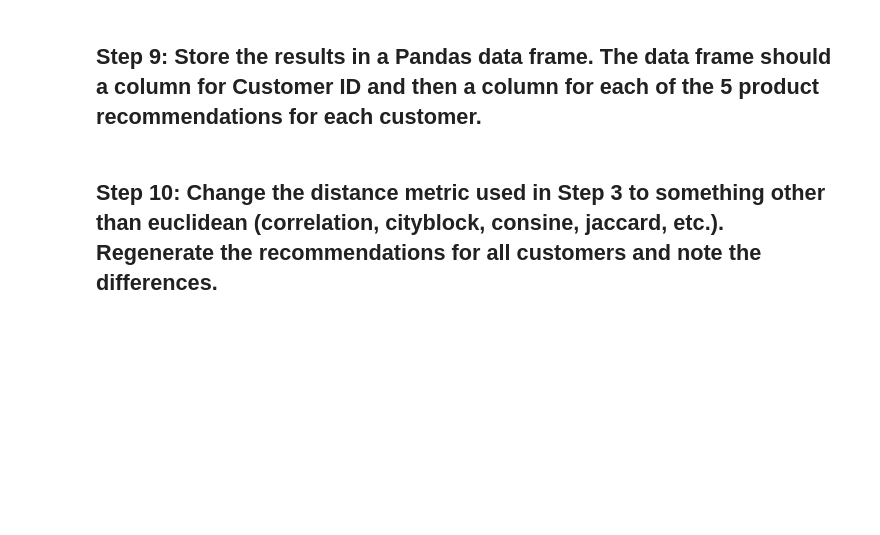
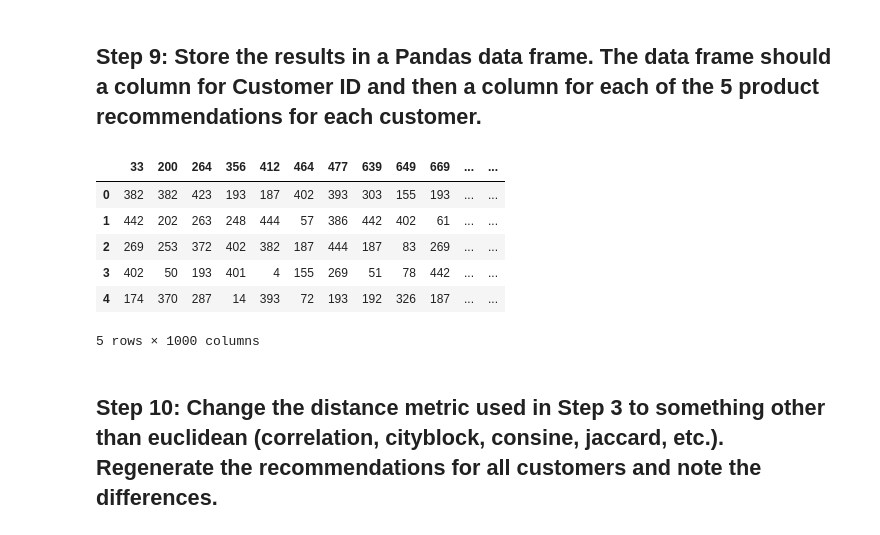
Before and after one commit to yuvtorres/datamad0320, a Jupyter notebook: module-2/lab-intro-recommender-systems/your-code/main.ipynb, the cells around one changed output. Cells and saved outputs as stored; diff of their text form; code cells hidden in the pictures; blank space fills up the shorter version.

```diff
--- a/module-2/lab-intro-recommender-systems/your-code/main.ipynb
+++ b/module-2/lab-intro-recommender-systems/your-code/main.ipynb
@@ -53,2 +102,6 @@ cus_m=pd.pivot_table(df,values='Qantity')
 # %% [markdown]
 ## Step 5: From the data frame you created in Step 1, select the records for the list of similar CustomerIDs you obtained in Step 4.
+# %%
+st1_sel=df.loc[list(top5.keys())]
+
+st1_sel
@@ -56,3 +124,6 @@ cus_m=pd.pivot_table(df,values='Qantity')
 ## Step 6: Aggregate those customer purchase records by ProductName, sum the Quantity field, and then rank them in descending order by quantity.
 
 This will give you the total number of each product purchased by the 5 most similar customers to the customer you selected in order from most purchased to least.
+# %%
+prod_sel=st1_sel.groupby(level=['ProductID']).sum()
+prod_sel.sort_values(by=['Quantity'],ascending=False)
@@ -62,3 +148,8 @@ This will give you the total number of each product purchased by the 5 most simi
 - Merge the ranked products data frame with the customer product matrix on the ProductName field.
 - Filter for records where the chosen customer has not purchased the product.
 - Show the top 5 results.
+# %%
+c200=df.loc[200]
+res=pd.merge(c200,prod_sel,how='right',on=['ProductID'])
+produc_rec=res.loc[res['Quantity_x'].isna()].sort_values(by=['Quantity_y'],ascending=False)[0:5]
+list(produc_rec['Quantity_y'].keys())
@@ -68,7 +161,29 @@ This will give you the total number of each product purchased by the 5 most simi
 - Create an empty dictionary that will hold the recommendations for all customers.
 - Create a list of unique CustomerIDs to iterate over.
 - Iterate over the customer list performing steps 4 through 7 for each and appending the results of each iteration to the dictionary you created.
+# %%
+recomm={}
+customerid=list(cus_m.columns)
+for cus in customerid:
+    top5=cus_sim[cus].sort_values(ascending=False)[1:6]
+    st1_sel=df.loc[list(top5.keys())]
+    prod_sel=st1_sel.groupby(level=['ProductID']).sum()
+    ccus=df.loc[cus]
+    res=pd.merge(ccus,prod_sel,how='right',on=['ProductID'])
+    produc_rec=res.loc[res['Quantity_x'].isna()].sort_values(by=['Quantity_y'],ascending=False)[0:5]
+    recomm[cus]=list(produc_rec['Quantity_y'].keys())
 # %% [markdown]
 ##  Step 9: Store the results in a Pandas data frame. The data frame should a column for Customer ID and then a column for each of the 5 product recommendations for each customer.
+# %%
+df_recomm=pd.DataFrame(recomm)
+df_recomm
+# %% [output]
+|  | 33 | 200 | 264 | 356 | 412 | 464 | 477 | 639 | 649 | 669 | ... | ... |
+| 0 | 382 | 382 | 423 | 193 | 187 | 402 | 393 | 303 | 155 | 193 | ... | ... |
+| 1 | 442 | 202 | 263 | 248 | 444 | 57 | 386 | 442 | 402 | 61 | ... | ... |
+| 2 | 269 | 253 | 372 | 402 | 382 | 187 | 444 | 187 | 83 | 269 | ... | ... |
+| 3 | 402 | 50 | 193 | 401 | 4 | 155 | 269 | 51 | 78 | 442 | ... | ... |
+| 4 | 174 | 370 | 287 | 14 | 393 | 72 | 193 | 192 | 326 | 187 | ... | ... |
+5 rows × 1000 columns
 # %% [markdown]
 ## Step 10: Change the distance metric used in Step 3 to something other than euclidean (correlation, cityblock, consine, jaccard, etc.). Regenerate the recommendations for all customers and note the differences.
```
Also changed, not shown: parts of 10 cells of this notebook.
